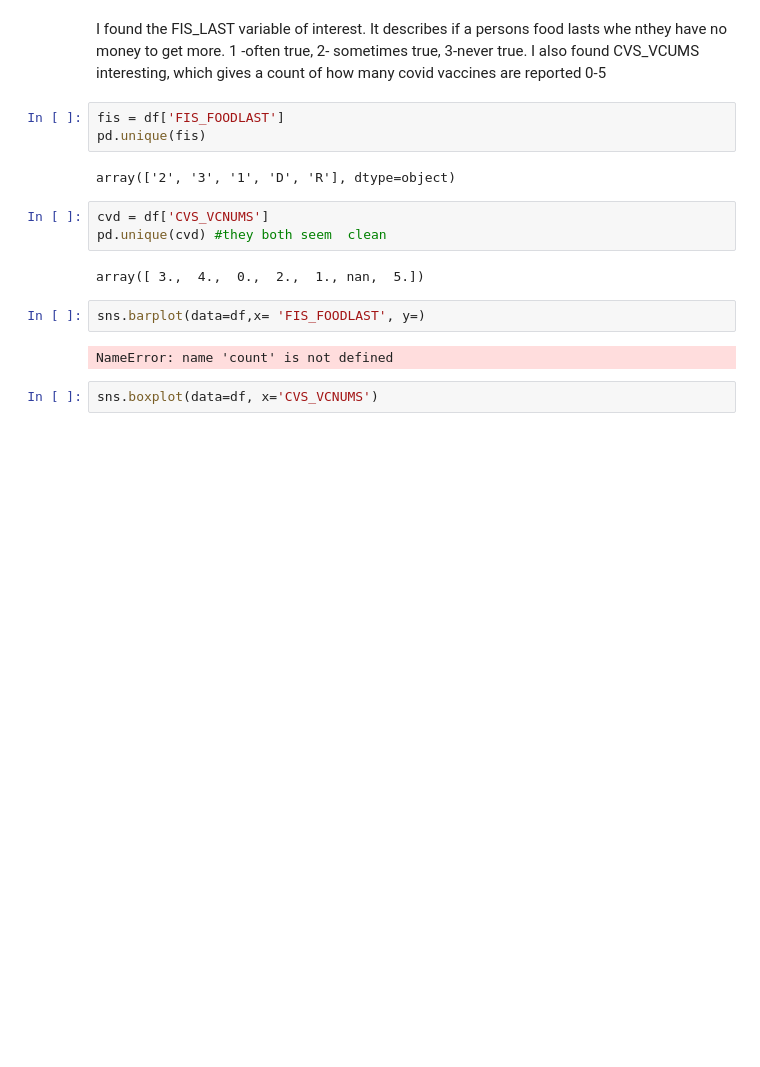
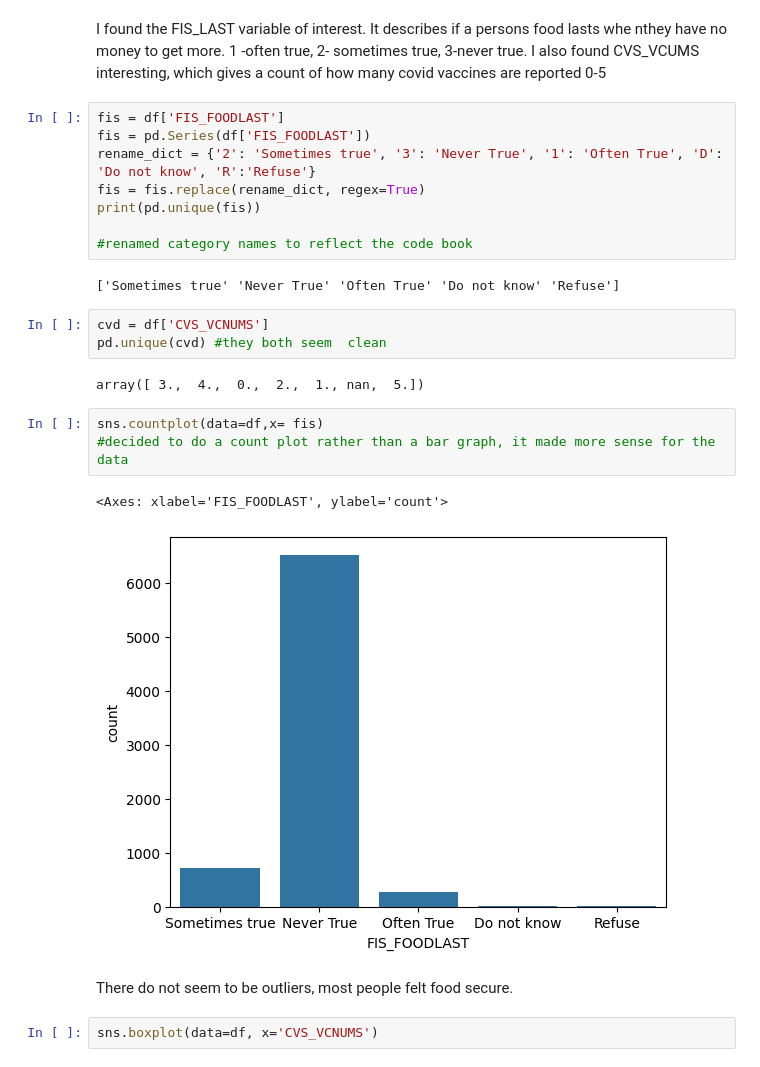
Before and after one commit to MeganVW06/visualization, a Jupyter notebook: assignment/assignment.ipynb, the cells around one changed output. Saved outputs shown, nothing was run; the diff lists cells and outputs as text; blank space fills up the shorter version.

```diff
--- a/assignment/assignment.ipynb
+++ b/assignment/assignment.ipynb
@@ -283,18 +283,27 @@ df.head()
 I found the FIS_LAST variable of interest. It describes if a persons food lasts whe nthey have no money to get more. 1 -often true, 2- sometimes true, 3-never true. I also found CVS_VCUMS interesting, which gives a count of how many covid vaccines are reported 0-5
 # %%
 fis = df['FIS_FOODLAST']
-pd.unique(fis)
+fis = pd.Series(df['FIS_FOODLAST'])
+rename_dict = {'2': 'Sometimes true', '3': 'Never True', '1': 'Often True', 'D': 'Do not know', 'R':'Refuse'}
+fis = fis.replace(rename_dict, regex=True)
+print(pd.unique(fis))
+
+#renamed category names to reflect the code book
 # %% [output]
-array(['2', '3', '1', 'D', 'R'], dtype=object)
+['Sometimes true' 'Never True' 'Often True' 'Do not know' 'Refuse']
 # %%
 cvd = df['CVS_VCNUMS']
 pd.unique(cvd) #they both seem  clean
 # %% [output]
 array([ 3.,  4.,  0.,  2.,  1., nan,  5.])
 # %%
-sns.barplot(data=df,x= 'FIS_FOODLAST', y=)
+sns.countplot(data=df,x= fis)
+#decided to do a count plot rather than a bar graph, it made more sense for the data
 # %% [output]
-NameError: name 'count' is not defined
+<Axes: xlabel='FIS_FOODLAST', ylabel='count'>
+[figure, added]
+# %% [markdown]
+There do not seem to be outliers, most people felt food secure.
 # %%
 sns.boxplot(data=df, x='CVS_VCNUMS')
 # %% [output]
```
Also changed, not shown: parts of 8 cells of this notebook.
